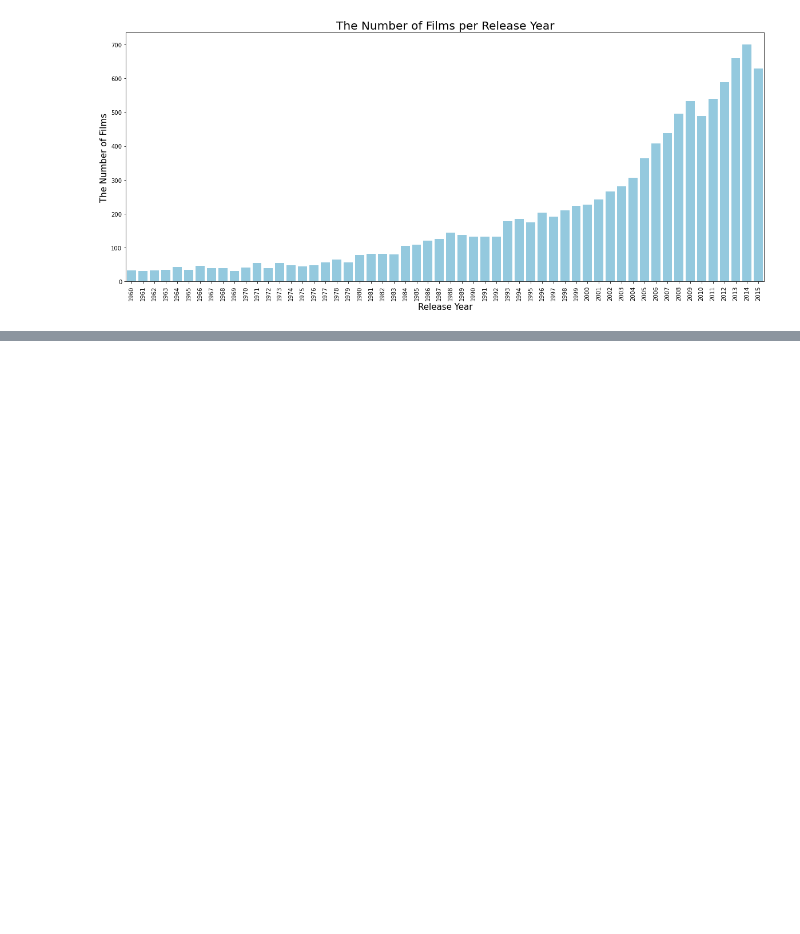
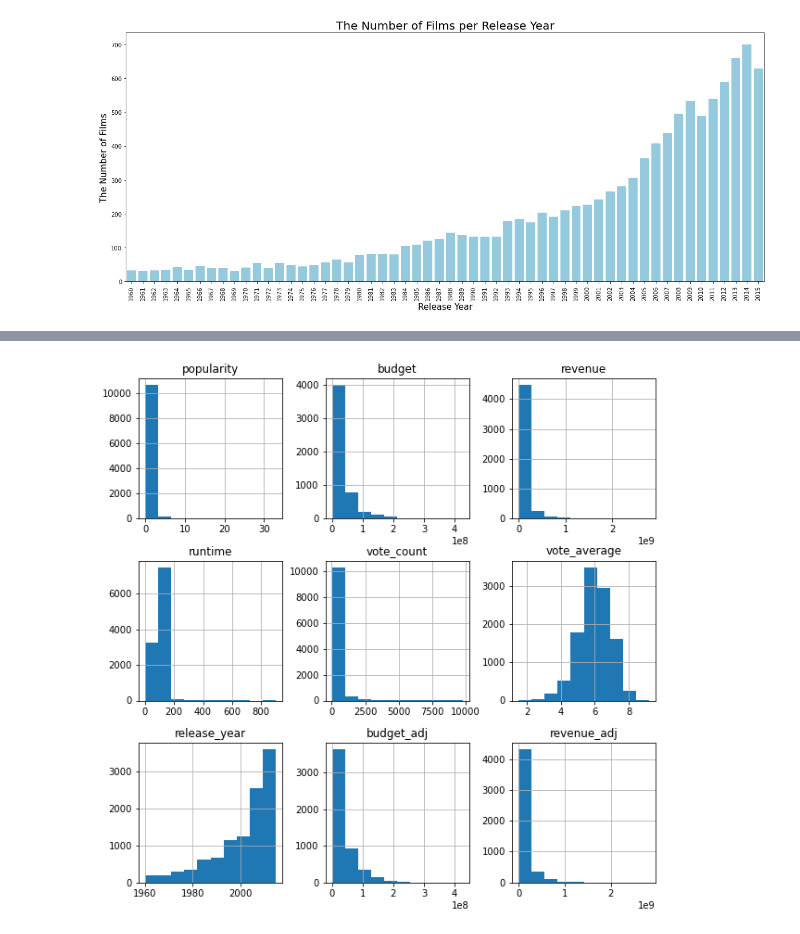
Before and after one commit to KaoriMI/Project_Investigate_a_Dataset, a Jupyter notebook: Draft_report.ipynb, the cells around one changed output, grey strips where cells are left out. Drawn from its saved outputs; the diff is of its cells as text; code cells hidden in the pictures; blank space fills up the shorter version.

```diff
--- a/Draft_report.ipynb
+++ b/Draft_report.ipynb
@@ -162,0 +174,4 @@ TypeError: bar() missing 1 required positional argument: 'height'
+# %%
+df.hist(figsize = (10,10));
+# %% [output]
+[figure, added]
```
Also changed, not shown: parts of 10 cells of this notebook.
